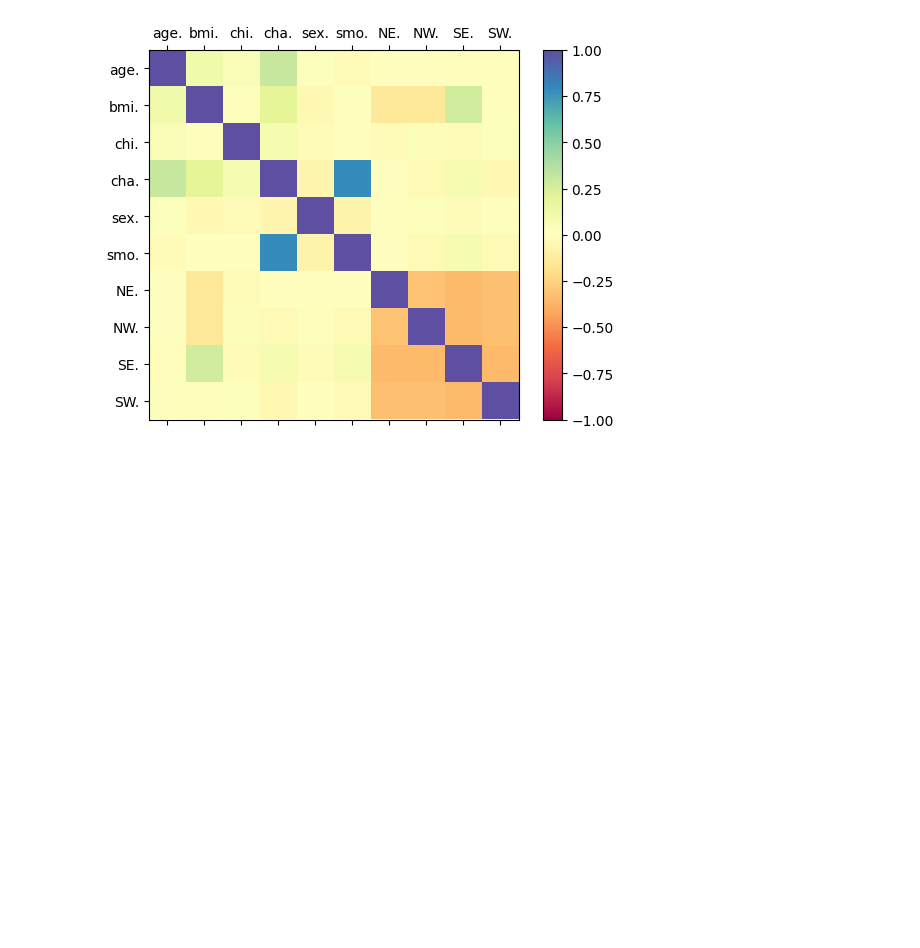
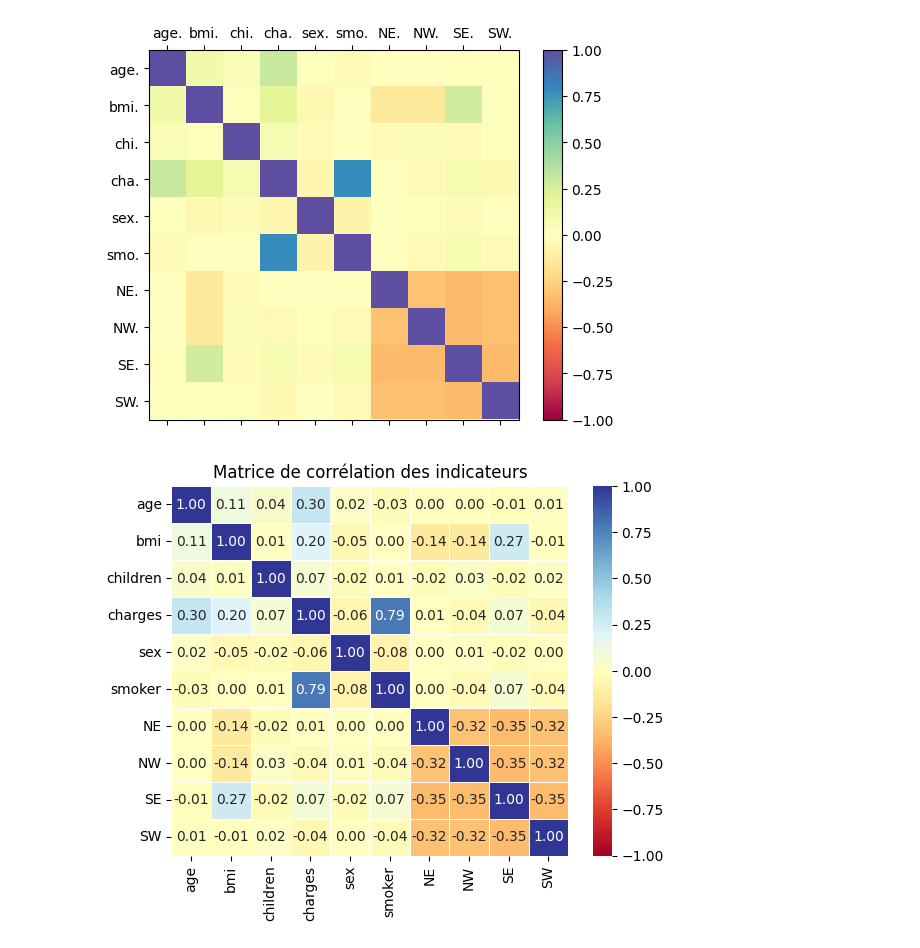
Before and after one commit to Memory77/brief_assurance_reg, a Jupyter notebook: analyse.ipynb, the cells around one changed output. Cells and saved outputs as stored; diff of their text form; code cells hidden in the pictures; blank space fills up the shorter version.

```diff
--- a/analyse.ipynb
+++ b/analyse.ipynb
@@ -397,6 +397,21 @@ axe.set_yticklabels(cols)
 plt.show()
 # %% [output]
 [figure]
+# %%
+import seaborn as sns
+
+fig, ax = plt.subplots(figsize=(6.4, 4.8))
+
+sns.heatmap(correlations, annot=True, fmt='.2f', vmin=-1, vmax=1,
+annot_kws=None, linewidths=0.6, cmap='RdYlBu', ax=ax)
+
+ax.set_title('Matrice de corrélation des indicateurs')
+
+plt.show()
+
+del fig, ax
+# %% [output]
+[figure, added]
 # %%
 #autre moyen de faire une correlation d'une qualititative(categorielle) à quantitative
 # (methode sans passer par le corr et donc l'encodage des regions)
```
Also changed, not shown: parts of 3 cells of this notebook, 3 other files.
